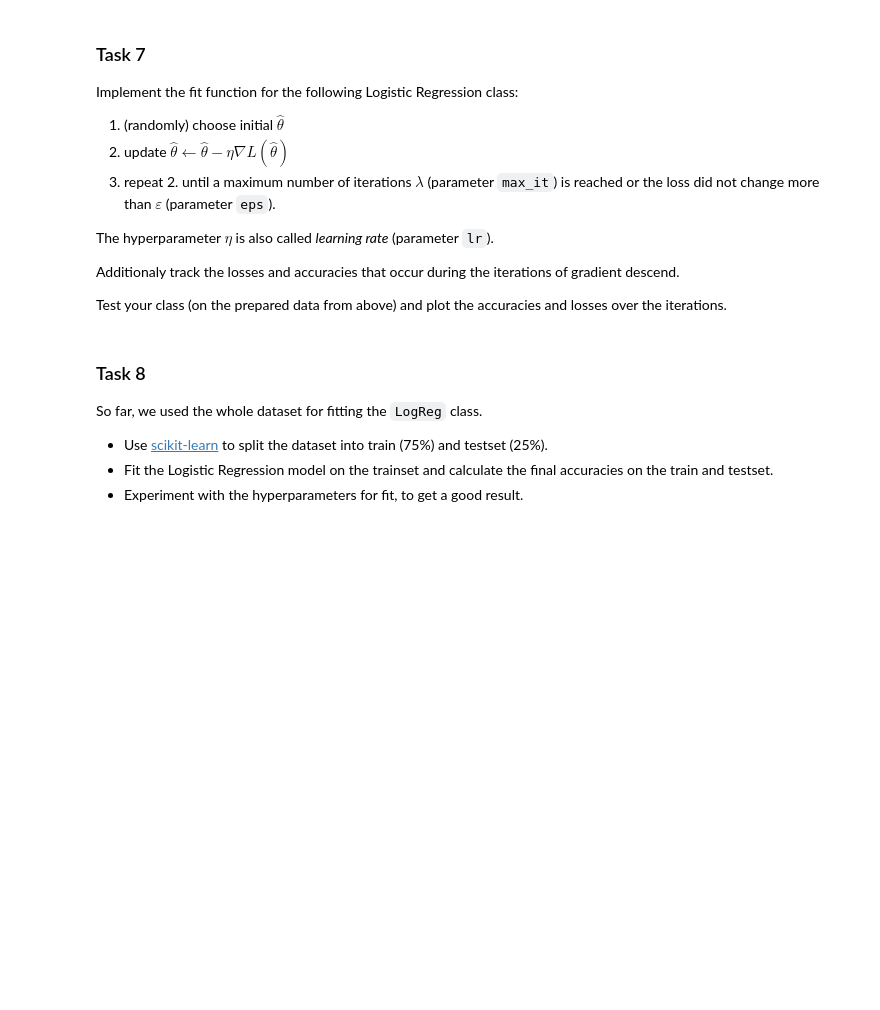
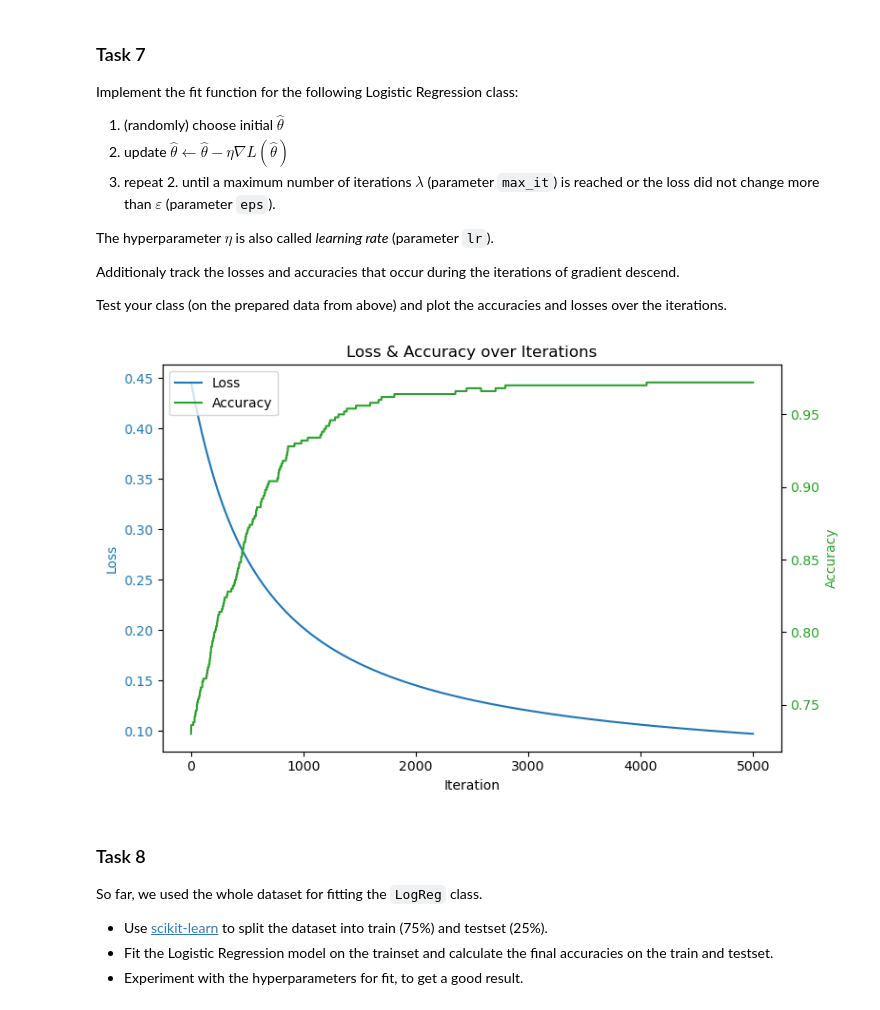
Before and after one commit to mbbrueckner/statistical_learning_theory_LAB, a Jupyter notebook: 03_Logistic_Regression/03_Logistic_Regression.ipynb, the cells around one changed output. Drawn from its saved outputs; the diff is of its cells as text; code cells hidden in the pictures; blank space fills up the shorter version.

```diff
--- a/03_Logistic_Regression/03_Logistic_Regression.ipynb
+++ b/03_Logistic_Regression/03_Logistic_Regression.ipynb
@@ -104,6 +125,7 @@ as noted in the lecture.
 Prepare `x` so that the classification function for an estimated $\theta$ is [*affine*](https://math.stackexchange.com/questions/275310/what-is-the-difference-between-linear-and-affine-function). Add this affine component at the **first column**.
 # %%
 # TODO: Prepare x
+x = np.hstack([np.ones((x.shape[0], 1)), x])
 assert x.shape == (500, 3)
 # %% [markdown]
 ### Task 4
@@ -127,7 +149,7 @@ def predict(x: npt.NDArray[np.float64], theta: npt.NDArray[np.float64]) -> npt.N
     """
 
     # TODO: implement
-    pass
+    return sigmoid(x @ theta) >= 0.5
 
 
 # assertions
@@ -187,7 +209,10 @@ def cross_entropy_loss(x: npt.NDArray[np.float64], y: npt.NDArray[np.float64], t
     """
 
     # TODO: implement
-    pass
+    m = x.shape[0]
+    p = sigmoid(x @ theta)
+    p=np.clip(p, 1e-15, 1 - 1e-12) # clip to avoid log(0)
+    return -np.sum(y * np.log(p) + (1 - y) * np.log(1 - p)) / m
 
 
 def accuracy(x: npt.NDArray[np.float64], y: npt.NDArray[np.float64], theta: npt.NDArray[np.float64]) -> float:
@@ -209,7 +234,10 @@ def accuracy(x: npt.NDArray[np.float64], y: npt.NDArray[np.float64], theta: npt.
     """
 
     # TODO: implement
-    pass
+    m = x.shape[0]
+    predictions = predict(x, theta)
+    return np.sum(y * predictions +(1 - y) * (1 - predictions)) / m
+    # or equivalently: return np.mean(predictions == y)
 
 
 # assertions
@@ -253,7 +302,9 @@ def cross_entropy_gradient(x: npt.NDArray[np.float64], y: npt.NDArray[np.float64
     """
 
     # TODO: implement
-    pass
+    m = x.shape[0]
+    p = sigmoid(x @ theta)
+    return x.T @ (p - y) / m
 
 
 # assertions
@@ -306,33 +357,66 @@ class LogisticRegressor():
 
         Returns
         -------
         npt.NDArray[np.float64]
             Array of predictions (m).
         """
 
         return predict(x, self.theta)
 
     def fit(self, x: npt.NDArray[np.float64], y: npt.NDArray[np.float64]) -> Self:
         """Gradient descent for binary crossentropy. Starts at a random parameter vector and tracks losses and accuracies along the iterations.
 
         Parameters
         ----------
         x : npt.NDArray[np.float64]
             Matrix with datapoints as rows (m x n).
         y : npt.NDArray[np.float64]
             Vector of true labels (m).
         """
 
         # TODO: implement
         self.theta = np.random.rand(x.shape[1])
+        for i in range(self.max_iterations):
+            loss = cross_entropy_loss(x, y, self.theta)
+            acc = accuracy(x, y, self.theta)
+            self.losses.append(loss)
+            self.accuracies.append(acc)
+
+            gradient = cross_entropy_gradient(x, y, self.theta)
+            self.theta -= self.learn_rate * gradient
+
+            if i > 0 and abs(self.losses[-2] - loss) < self.epsilon:
+                break
         return self
 
 
 # assertions
 np.random.seed(0)
 regressor = LogisticRegressor(max_iterations=5000, epsilon=0).fit(x, y)
 assert np.allclose(regressor.theta, [-2.77171607, 0.99485879, 1.07592613], atol=1e-2)
 # TODO: plot accuracy and loss
+
+fig, ax1 = plt.subplots(figsize=(8, 5))
+
+ax1.plot(regressor.losses, color='tab:blue', label='Loss')
+ax1.set_xlabel('Iteration')
+ax1.set_ylabel('Loss', color='tab:blue')
+ax1.tick_params(axis='y', labelcolor='tab:blue')
+
+ax2 = ax1.twinx()
+ax2.plot(regressor.accuracies, color='tab:green', label='Accuracy')
+ax2.set_ylabel('Accuracy', color='tab:green')
+ax2.tick_params(axis='y', labelcolor='tab:green')
+
+lines1, labels1 = ax1.get_legend_handles_labels()
+lines2, labels2 = ax2.get_legend_handles_labels()
+ax1.legend(lines1 + lines2, labels1 + labels2, loc='upper left')
+
+plt.title('Loss & Accuracy over Iterations')
+plt.tight_layout()
+plt.show()
+# %% [output]
+[figure, added]
 # %% [markdown]
 ### Task 8
 
```
Also changed, not shown: parts of 11 cells of this notebook.
